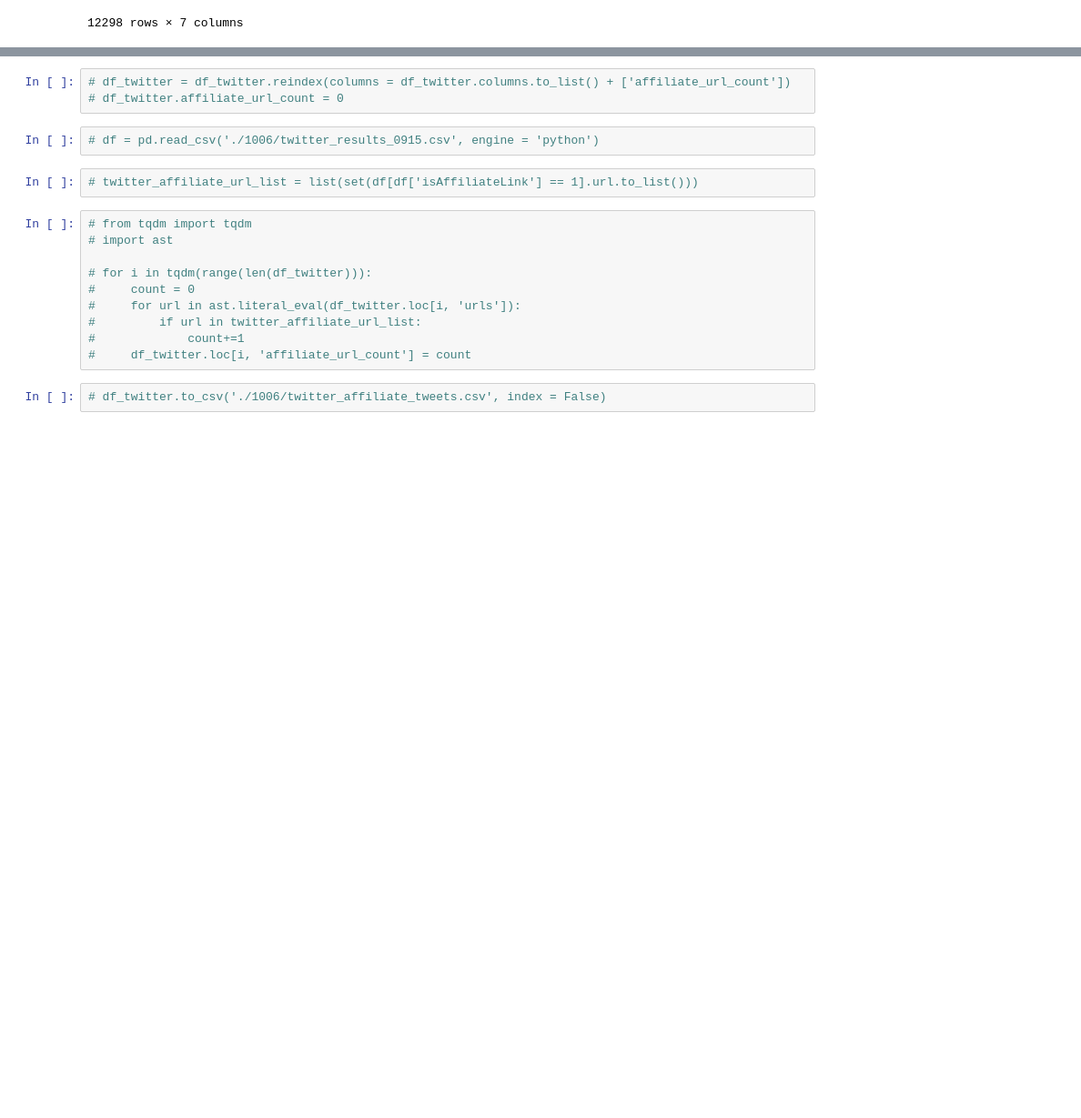
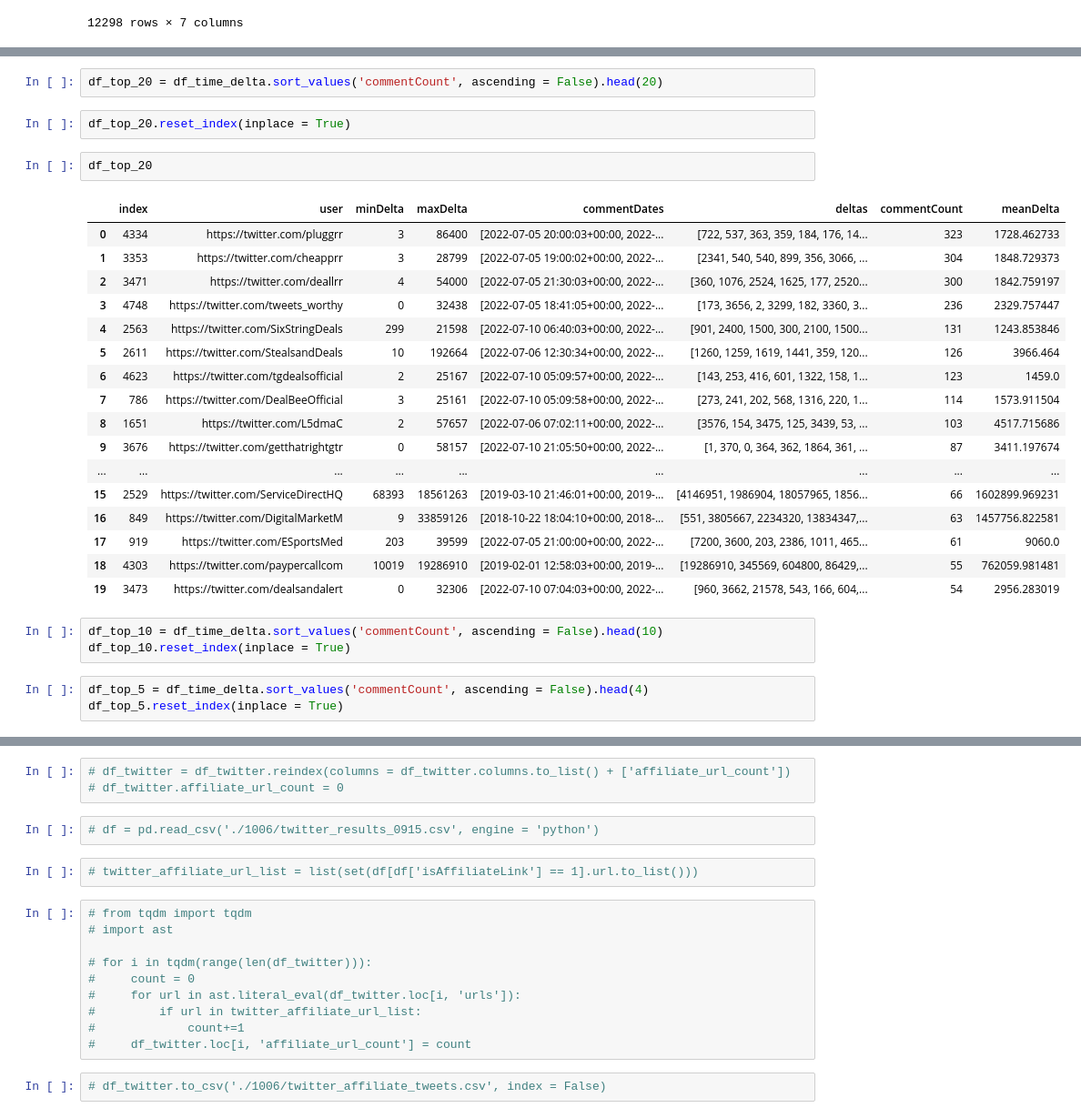
Before and after one commit to suniven/affiliate-offer-analysis, a Jupyter notebook: twitter_user_behavior.ipynb, the cells around one changed output, grey strips where cells are left out. Shown: that part at 91% size. Saved outputs shown, nothing was run; the diff lists cells and outputs as text; blank space fills up the shorter version.

```diff
--- a/twitter_user_behavior.ipynb
+++ b/twitter_user_behavior.ipynb
@@ -26,0 +122,30 @@ df_twitter
+# %%
+df_top_20 = df_time_delta.sort_values('commentCount', ascending = False).head(20)
+# %%
+df_top_20.reset_index(inplace = True)
+# %%
+df_top_20
+# %% [output]
+|  | index | user | minDelta | maxDelta | commentDates | deltas | commentCount | meanDelta |
+| 0 | 4334 | https://twitter.com/pluggrr | 3 | 86400 | [2022-07-05 20:00:03+00:00, 2022-... | [722, 537, 363, 359, 184, 176, 14... | 323 | 1728.462733 |
+| 1 | 3353 | https://twitter.com/cheapprr | 3 | 28799 | [2022-07-05 19:00:02+00:00, 2022-... | [2341, 540, 540, 899, 356, 3066, ... | 304 | 1848.729373 |
+| 2 | 3471 | https://twitter.com/deallrr | 4 | 54000 | [2022-07-05 21:30:03+00:00, 2022-... | [360, 1076, 2524, 1625, 177, 2520... | 300 | 1842.759197 |
+| 3 | 4748 | https://twitter.com/tweets_worthy | 0 | 32438 | [2022-07-05 18:41:05+00:00, 2022-... | [173, 3656, 2, 3299, 182, 3360, 3... | 236 | 2329.757447 |
+| 4 | 2563 | https://twitter.com/SixStringDeals | 299 | 21598 | [2022-07-10 06:40:03+00:00, 2022-... | [901, 2400, 1500, 300, 2100, 1500... | 131 | 1243.853846 |
+| 5 | 2611 | https://twitter.com/StealsandDeals | 10 | 192664 | [2022-07-06 12:30:34+00:00, 2022-... | [1260, 1259, 1619, 1441, 359, 120... | 126 | 3966.464 |
+| 6 | 4623 | https://twitter.com/tgdealsofficial | 2 | 25167 | [2022-07-10 05:09:57+00:00, 2022-... | [143, 253, 416, 601, 1322, 158, 1... | 123 | 1459.0 |
+| 7 | 786 | https://twitter.com/DealBeeOfficial | 3 | 25161 | [2022-07-10 05:09:58+00:00, 2022-... | [273, 241, 202, 568, 1316, 220, 1... | 114 | 1573.911504 |
+| 8 | 1651 | https://twitter.com/L5dmaC | 2 | 57657 | [2022-07-06 07:02:11+00:00, 2022-... | [3576, 154, 3475, 125, 3439, 53, ... | 103 | 4517.715686 |
+| 9 | 3676 | https://twitter.com/getthatrightgtr | 0 | 58157 | [2022-07-10 21:05:50+00:00, 2022-... | [1, 370, 0, 364, 362, 1864, 361, ... | 87 | 3411.197674 |
+| ... | ... | ... | ... | ... | ... | ... | ... | ... |
+| 15 | 2529 | https://twitter.com/ServiceDirectHQ | 68393 | 18561263 | [2019-03-10 21:46:01+00:00, 2019-... | [4146951, 1986904, 18057965, 1856... | 66 | 1602899.969231 |
+| 16 | 849 | https://twitter.com/DigitalMarketM | 9 | 33859126 | [2018-10-22 18:04:10+00:00, 2018-... | [551, 3805667, 2234320, 13834347,... | 63 | 1457756.822581 |
+| 17 | 919 | https://twitter.com/ESportsMed | 203 | 39599 | [2022-07-05 21:00:00+00:00, 2022-... | [7200, 3600, 203, 2386, 1011, 465... | 61 | 9060.0 |
+| 18 | 4303 | https://twitter.com/paypercallcom | 10019 | 19286910 | [2019-02-01 12:58:03+00:00, 2019-... | [19286910, 345569, 604800, 86429,... | 55 | 762059.981481 |
+| 19 | 3473 | https://twitter.com/dealsandalert | 0 | 32306 | [2022-07-10 07:04:03+00:00, 2022-... | [960, 3662, 21578, 543, 166, 604,... | 54 | 2956.283019 |
+# %%
+df_top_10 = df_time_delta.sort_values('commentCount', ascending = False).head(10)
+df_top_10.reset_index(inplace = True)
+# %%
+df_top_5 = df_time_delta.sort_values('commentCount', ascending = False).head(4)
+df_top_5.reset_index(inplace = True)
```
Also changed, not shown: parts of 19 cells of this notebook, 5 other files.
